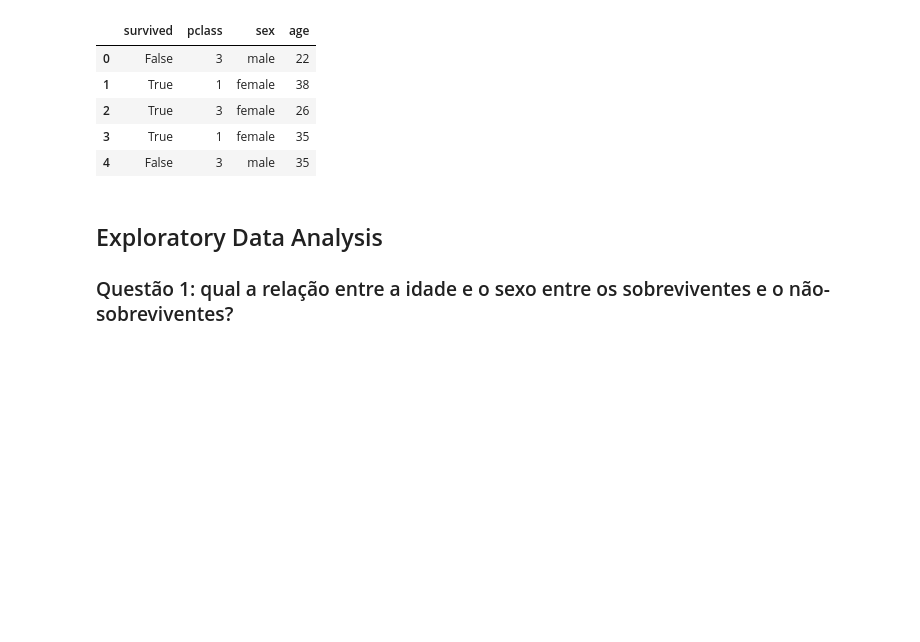
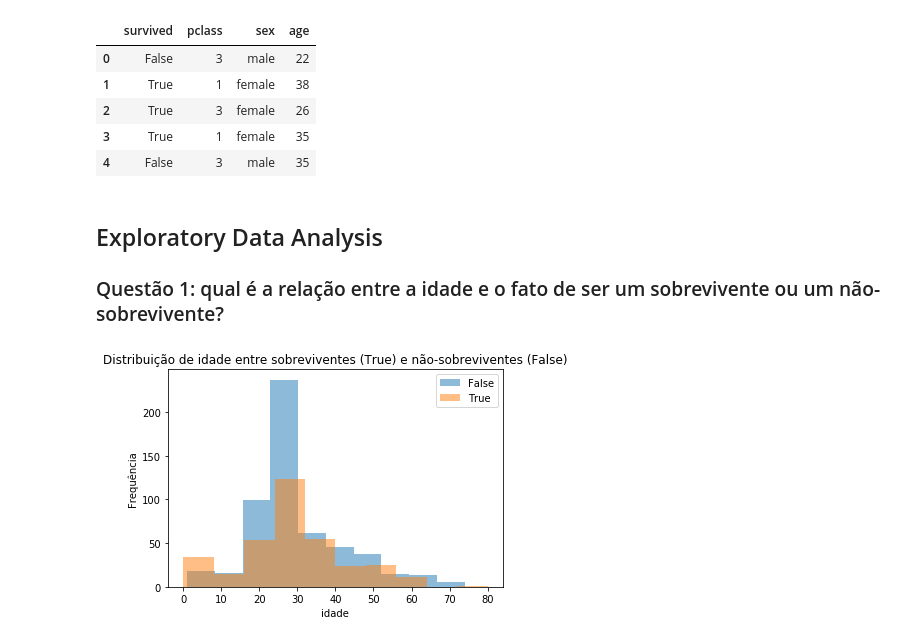
Before and after one commit to andersonmatheus/udacity-fds1-project_2, a Jupyter notebook: Project 2.ipynb, the cells around one changed output. Saved outputs shown, nothing was run; the diff lists cells and outputs as text; code cells hidden in the pictures; blank space fills up the shorter version.

```diff
--- a/Project 2.ipynb
+++ b/Project 2.ipynb
@@ -172,4 +193,4 @@ df.head()
 <a id='eda'></a>
 ## Exploratory Data Analysis
 <a id="question_1"></a>
-### Questão 1: qual a relação entre a idade e o sexo entre os sobreviventes e o não-sobreviventes?
+### Questão 1: qual é a relação entre a idade e o fato de ser um sobrevivente ou um não-sobrevivente?
@@ -178,0 +197,10 @@ df.head()
+# %%
+# visualização do histograma
+df.groupby('survived')['age'].plot.hist(alpha=0.5);
+plt.ylabel('Frequência');
+plt.xlabel('idade');
+plt.title('Distribuição de idade entre sobreviventes (True) e não-sobreviventes (False)');
+#plt.legend(['não-sob', 'sob'])
+plt.legend();
+# %% [output]
+[figure, added]
```
Also changed, not shown: parts of 20 cells of this notebook.
